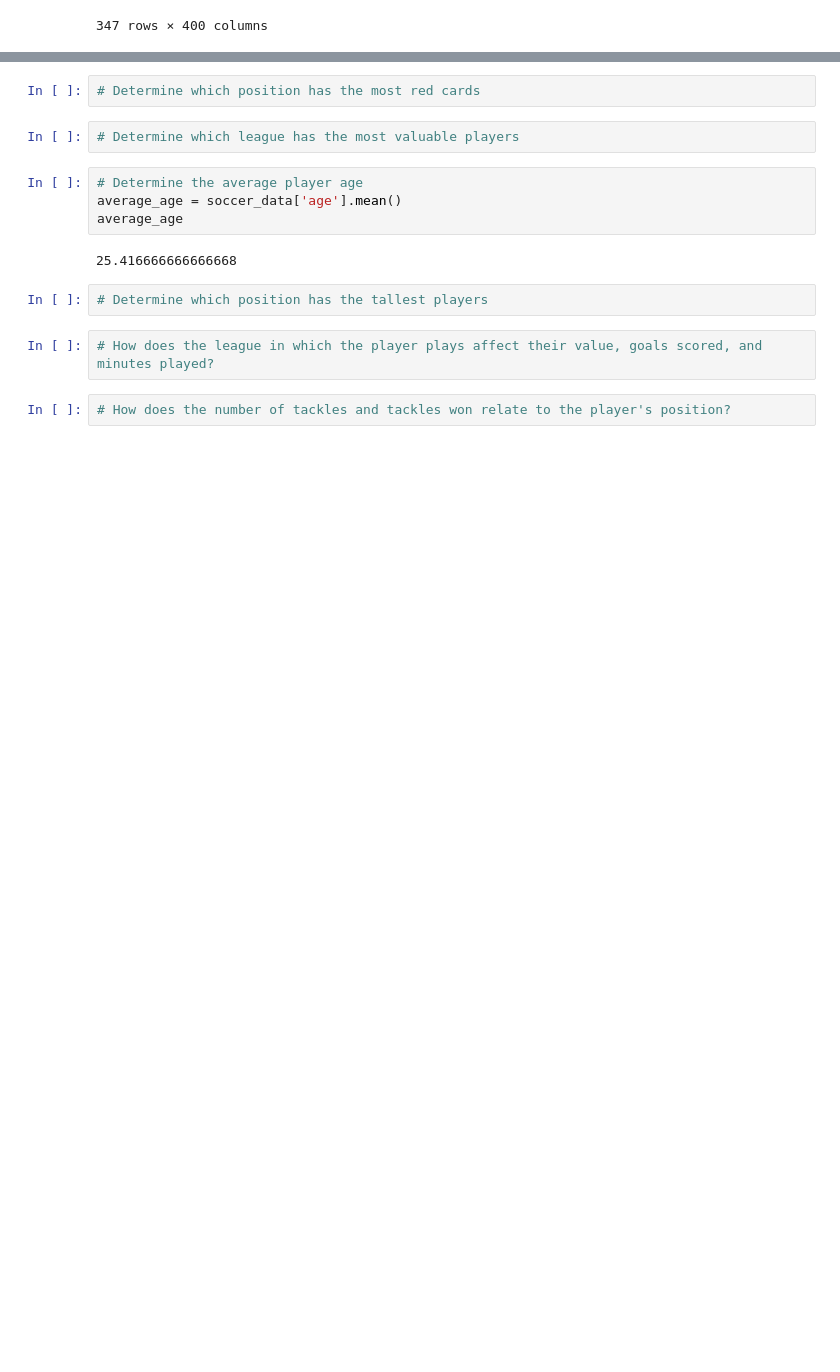
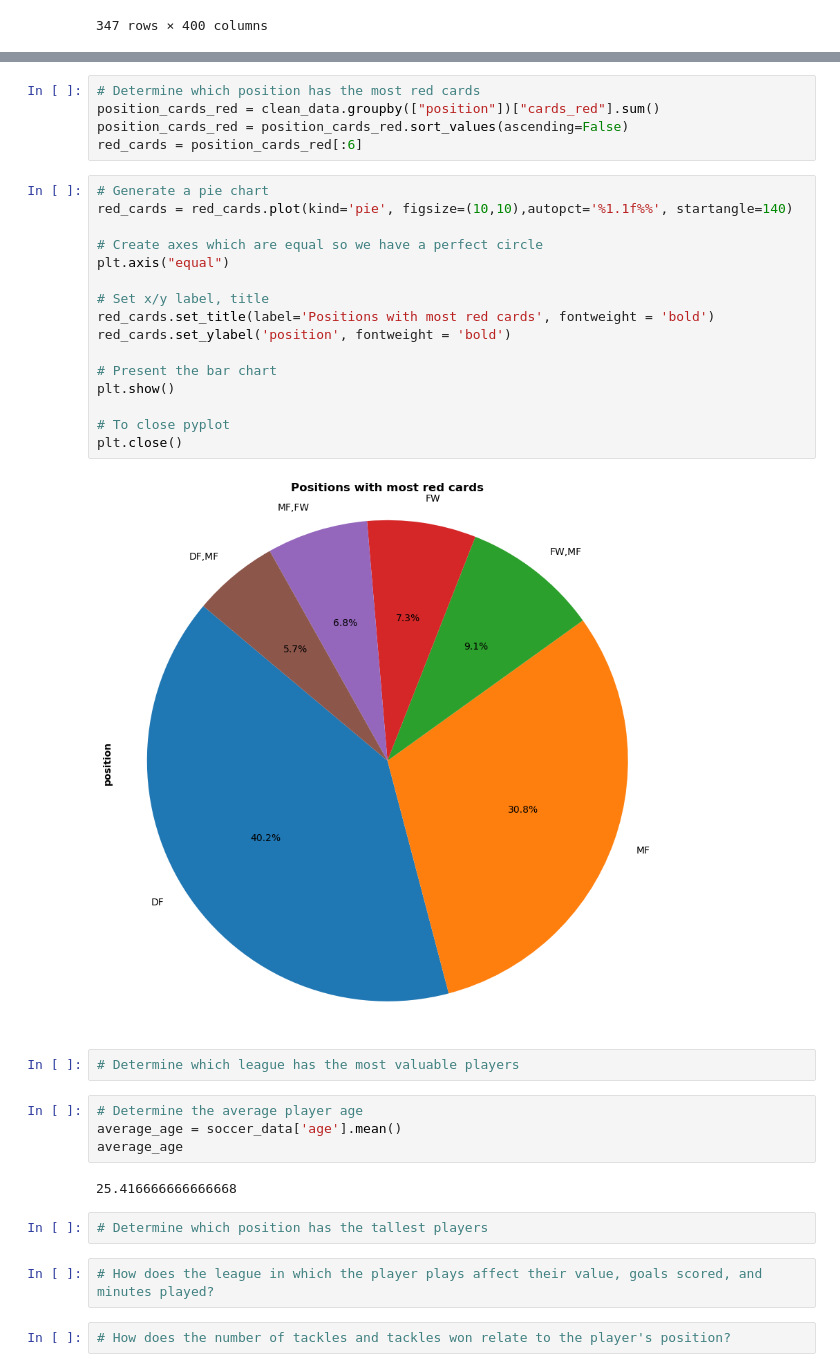
Before and after one commit to RockyOwens/Project1, a Jupyter notebook: SoccerPlayerAnalysis.ipynb, the cells around one changed output, grey strips where cells are left out. Drawn from its saved outputs; the diff is of its cells as text; blank space fills up the shorter version.

```diff
--- a/SoccerPlayerAnalysis.ipynb
+++ b/SoccerPlayerAnalysis.ipynb
@@ -192,5 +218,26 @@ plt.show()
 # %%
 # Determine which position has the most red cards
+position_cards_red = clean_data.groupby(["position"])["cards_red"].sum()
+position_cards_red = position_cards_red.sort_values(ascending=False)
+red_cards = position_cards_red[:6]
+# %%
+# Generate a pie chart
+red_cards = red_cards.plot(kind='pie', figsize=(10,10),autopct='%1.1f%%', startangle=140)
+
+# Create axes which are equal so we have a perfect circle
+plt.axis("equal")
+
+# Set x/y label, title
+red_cards.set_title(label='Positions with most red cards', fontweight = 'bold')
+red_cards.set_ylabel('position', fontweight = 'bold')
+
+# Present the bar chart
+plt.show()
+
+# To close pyplot
+plt.close()
+# %% [output]
+[figure, added]
 # %%
 # Determine which league has the most valuable players
 # %%
```
Also changed, not shown: parts of 11 cells of this notebook.
